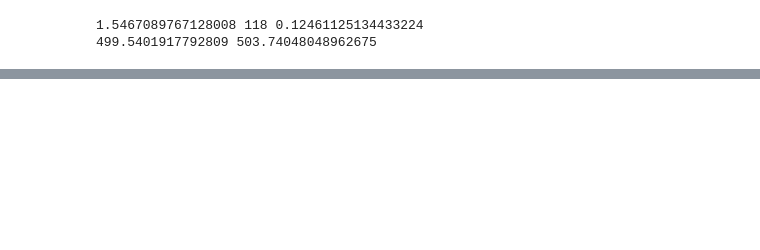
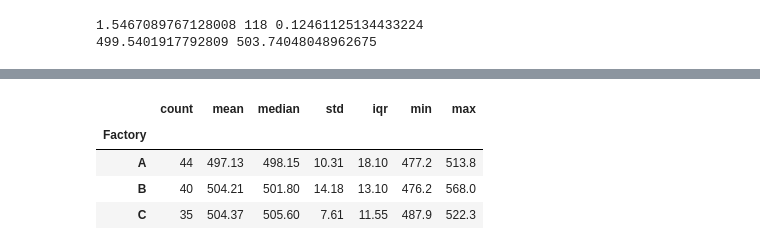
Before and after one commit to Ri-Dearg/da-labs, a Jupyter notebook: lab1_data_evidence.ipynb, the cells around one changed output, grey strips where cells are left out. Cells and saved outputs as stored; diff of their text form; code cells hidden in the pictures; blank space fills up the shorter version.

```diff
--- a/lab1_data_evidence.ipynb
+++ b/lab1_data_evidence.ipynb
@@ -357,0 +381,8 @@ print(ci_low, ci_high)
+# %%
+df_clean.groupby('Factory')['Product_Weight_g'].agg(['count', 'mean', 'median', 'std', iqr, 'min', 'max']).round(2)
+# %% [output]
+|  | count | mean | median | std | iqr | min | max |
+| Factory |  |  |  |  |  |  |  |
+| A | 44 | 497.13 | 498.15 | 10.31 | 18.10 | 477.2 | 513.8 |
+| B | 40 | 504.21 | 501.80 | 14.18 | 13.10 | 476.2 | 568.0 |
+| C | 35 | 504.37 | 505.60 | 7.61 | 11.55 | 487.9 | 522.3 |
```
Also changed, not shown: parts of 9 cells of this notebook.
